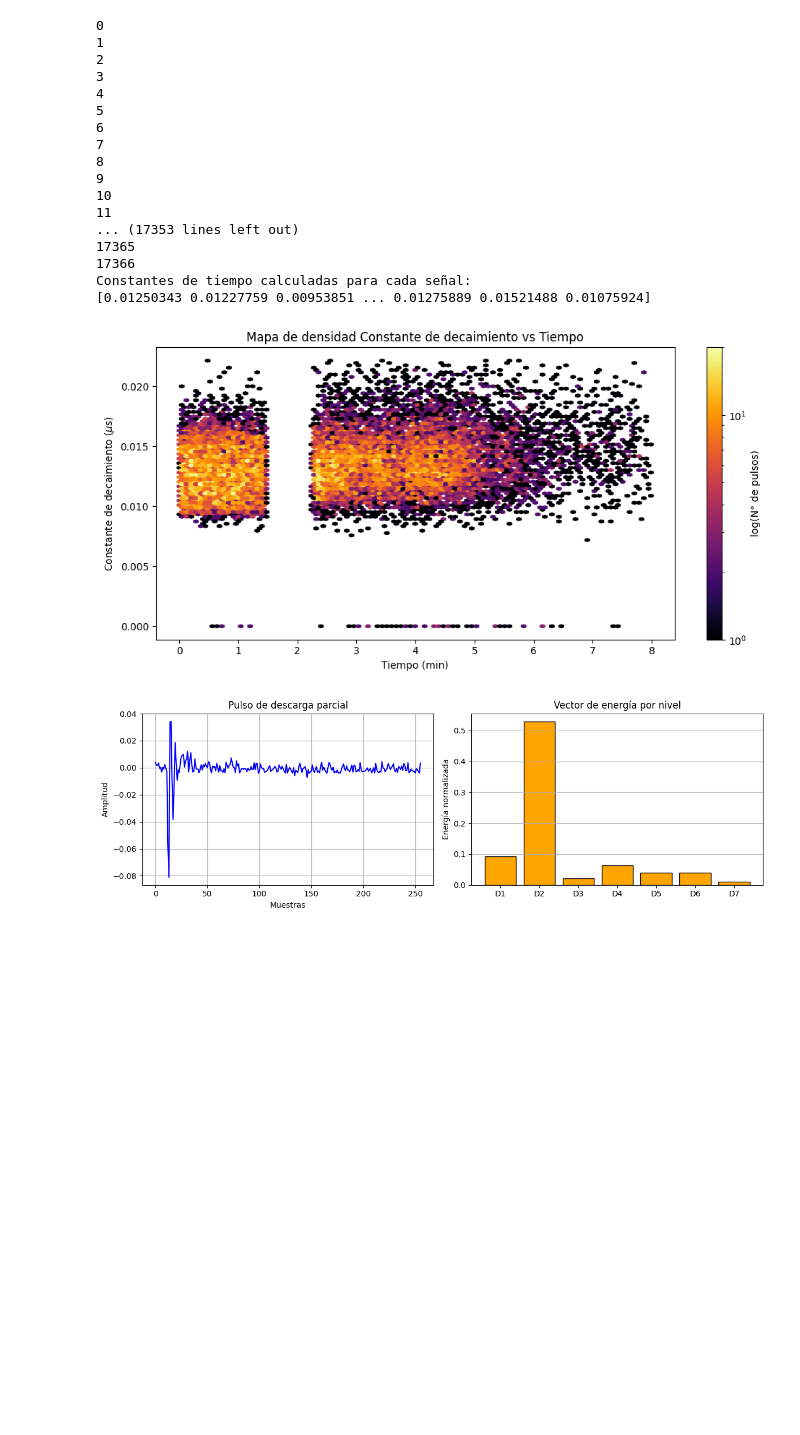
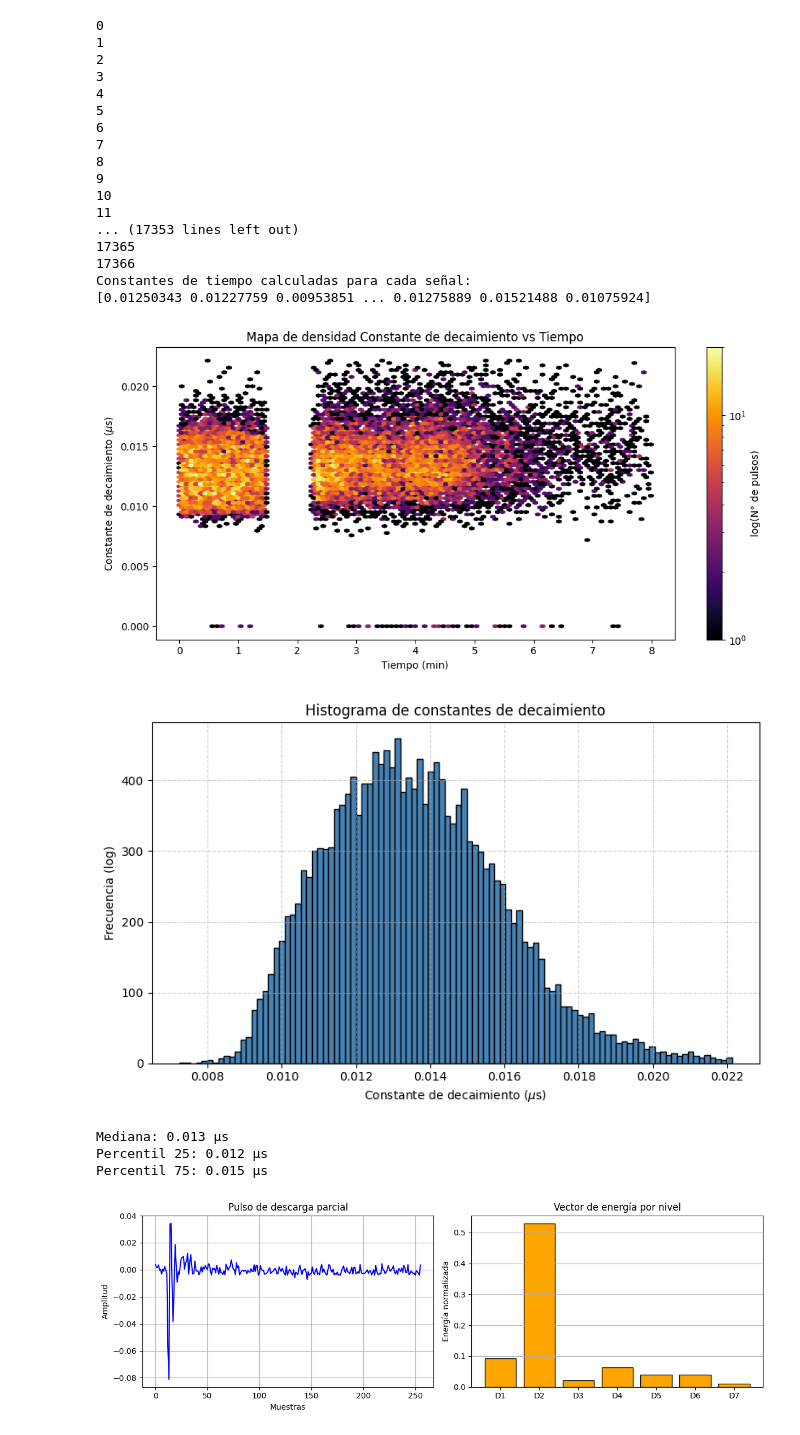
Before and after one commit to NicoTinto/PINN-Wavegan, a Jupyter notebook: DCgan_Electrical_Tree-Nicolas.ipynb, the cells around one changed output. Cells and saved outputs as stored; diff of their text form; code cells hidden in the pictures; blank space fills up the shorter version.

```diff
--- a/DCgan_Electrical_Tree-Nicolas.ipynb
+++ b/DCgan_Electrical_Tree-Nicolas.ipynb
@@ -431,24 +431,59 @@ print(constantes_tiempo)
 Constantes de tiempo calculadas para cada señal:
 [0.01250343 0.01227759 0.00953851 ... 0.01275889 0.01521488 0.01075924]
 # %%
-plt.figure(figsize=(10, 5))
-mean = np.nanmean(constantes_tiempo)   # media ignorando NaN
-std = np.nanstd(constantes_tiempo)     # desviación estándar
+import numpy as np
+import matplotlib.pyplot as plt
 
-# Definir máscara para valores outlier
-outliers = (constantes_tiempo > mean + 3.5*std) | (constantes_tiempo < 0)
+# Calcular media y desviación estándar ignorando NaN
+mean = np.nanmean(constantes_tiempo)
+std = np.nanstd(constantes_tiempo)
+
+# Detectar outliers: muy grandes o negativos
+outliers = (constantes_tiempo > mean + 3.5 * std) | (constantes_tiempo < 0)
 
 # Reemplazar outliers por 0
 constantes_tiempo[outliers] = 0
-plt.hexbin(tiempo_arbol[0][0:num_ts]/60, constantes_tiempo[0:num_ts], gridsize=100, cmap='inferno', bins='log')
+
+# ---------- Mapa de densidad ----------
+plt.figure(figsize=(10, 5))
+plt.hexbin(tiempo_arbol[0][0:num_ts] / 60, constantes_tiempo[0:num_ts],
+           gridsize=100, cmap='inferno', bins='log')
 plt.xlabel('Tiempo (min)')
 plt.ylabel(r'Constante de decaimiento ($\mu$s)')
 plt.title('Mapa de densidad Constante de decaimiento vs Tiempo')
-cb = plt.colorbar(label='log(N° de pulsos)')
+plt.colorbar(label='log(N° de pulsos)')
 plt.tight_layout()
 plt.show()
+
+# ---------- Histograma de constantes de tiempo ----------
+# Eliminar NaN y ceros (outliers)
+constantes_filtradas = constantes_tiempo[~np.isnan(constantes_tiempo)]
+constantes_filtradas = constantes_filtradas[constantes_filtradas > 0]
+
+# Histograma
+plt.figure(figsize=(8, 5))
+plt.hist(constantes_filtradas, bins=100, color='steelblue', edgecolor='black', log=False)
+plt.xlabel(r'Constante de decaimiento ($\mu$s)')
+plt.ylabel('Frecuencia (log)')
+plt.title('Histograma de constantes de decaimiento')
+plt.grid(True, linestyle='--', alpha=0.6)
+plt.tight_layout()
+plt.show()
+
+# ---------- Estadísticas básicas ----------
+mediana = np.median(constantes_filtradas)
+p25 = np.percentile(constantes_filtradas, 25)
+p75 = np.percentile(constantes_filtradas, 75)
+
+print(f"Mediana: {mediana:.3f} μs")
+print(f"Percentil 25: {p25:.3f} μs")
+print(f"Percentil 75: {p75:.3f} μs")
 # %% [output]
 [figure]
+[figure, added]
+Mediana: 0.013 μs
+Percentil 25: 0.012 μs
+Percentil 75: 0.015 μs
 # %%
 # Supón que ya tienes la señal
 senal = dfr[23]
```
Also changed, not shown: parts of 7 cells of this notebook.
